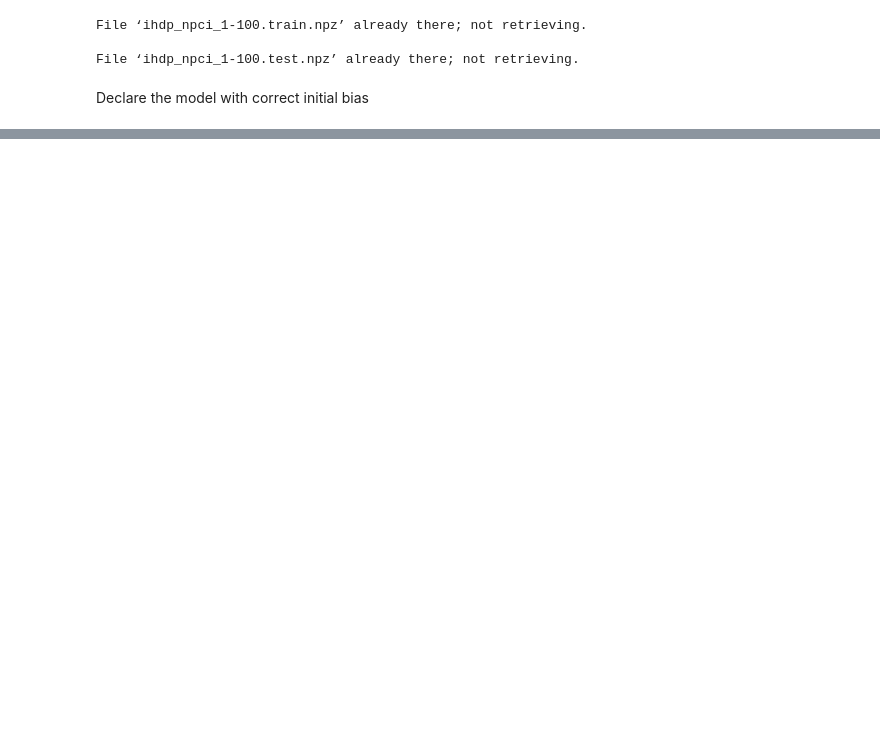
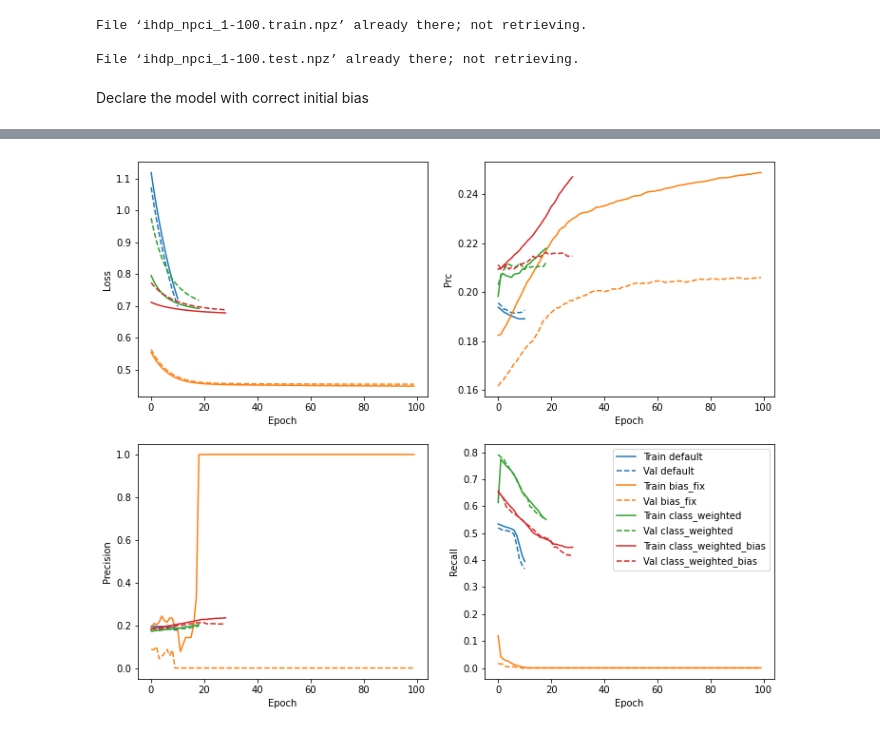
Before and after one commit to arnaud39/tarNET_continuous, a Jupyter notebook: production.ipynb, the cells around one changed output, grey strips where cells are left out. Cells and saved outputs as stored; diff of their text form; code cells hidden in the pictures; blank space fills up the shorter version.

Commit message:
training, weighted and bias analysis

```diff
--- a/production.ipynb
+++ b/production.ipynb
@@ -42,7 +42,7 @@ from pickle import load
 
 scaler = load(open('scaler.pkl', 'rb'))
 # %%
-covariates_cols = list(data.columns[:8])+["treatment"]
+covariates_cols = list(data.columns[:8])#+["treatment"]
 outcome = "hospital_expire_flag"
 treatment = "treatment"
 
@@ -92,10 +90,10 @@ model = tarNET(output_dim=1, n_treatments=10, normalizer_layer=normalizer_layer,
 # %%
 # Scaling by total/2 helps keep the loss to a similar magnitude.
 # The sum of the weights of all examples stays the same.
-weight_for_0 = (1 / neg) * (neg+pos / 2.0)
-weight_for_1 = (1 / pos) * (neg+pos / 2.0)
+weight_for_0 = (1 / neg) * ((neg+pos) / 2.0)
+weight_for_1 = (1 / pos) * ((neg+pos) / 2.0)
 
-class_wts = tf.constant([weight_class_0, weight_class_1])
+class_weight = {0: weight_for_0, 1: weight_for_1}
 
 print('Weight for class 0: {:.2f}'.format(weight_for_0))
 print('Weight for class 1: {:.2f}'.format(weight_for_1))
@@ -304,0 +206,36 @@ KeyboardInterrupt:
+# %%
+def plot_metrics(history_):
+
+    metrics = ["loss", "prc", "precision", "recall"]
+    for color_index, (model_name, history) in enumerate(history_.items()):
+        for n, metric in enumerate(metrics):
+            name = metric.replace("_", " ").capitalize()
+            plt.subplot(2, 2, n + 1)
+            plt.plot(
+                history.epoch,
+                history.history[metric],
+                color=colors[color_index],
+                label=f"Train {model_name}",
+            )
+            plt.plot(
+                history.epoch,
+                history.history["val_" + metric],
+                color=colors[color_index],
+                linestyle="--",
+                label=f"Val {model_name}",
+            )
+            plt.xlabel("Epoch")
+            plt.ylabel(name)
+            #if metric == "loss":
+            #    plt.ylim([0, plt.ylim()[1]])
+            #elif metric == "auc":
+            #    plt.ylim([0.8, 1])
+            #else:
+            #    plt.ylim([0, 1])
+
+        plt.legend()
+
+
+plot_metrics(history_)
+# %% [output]
+[figure, added]
```
Also changed, not shown: parts of 7 cells of this notebook.
